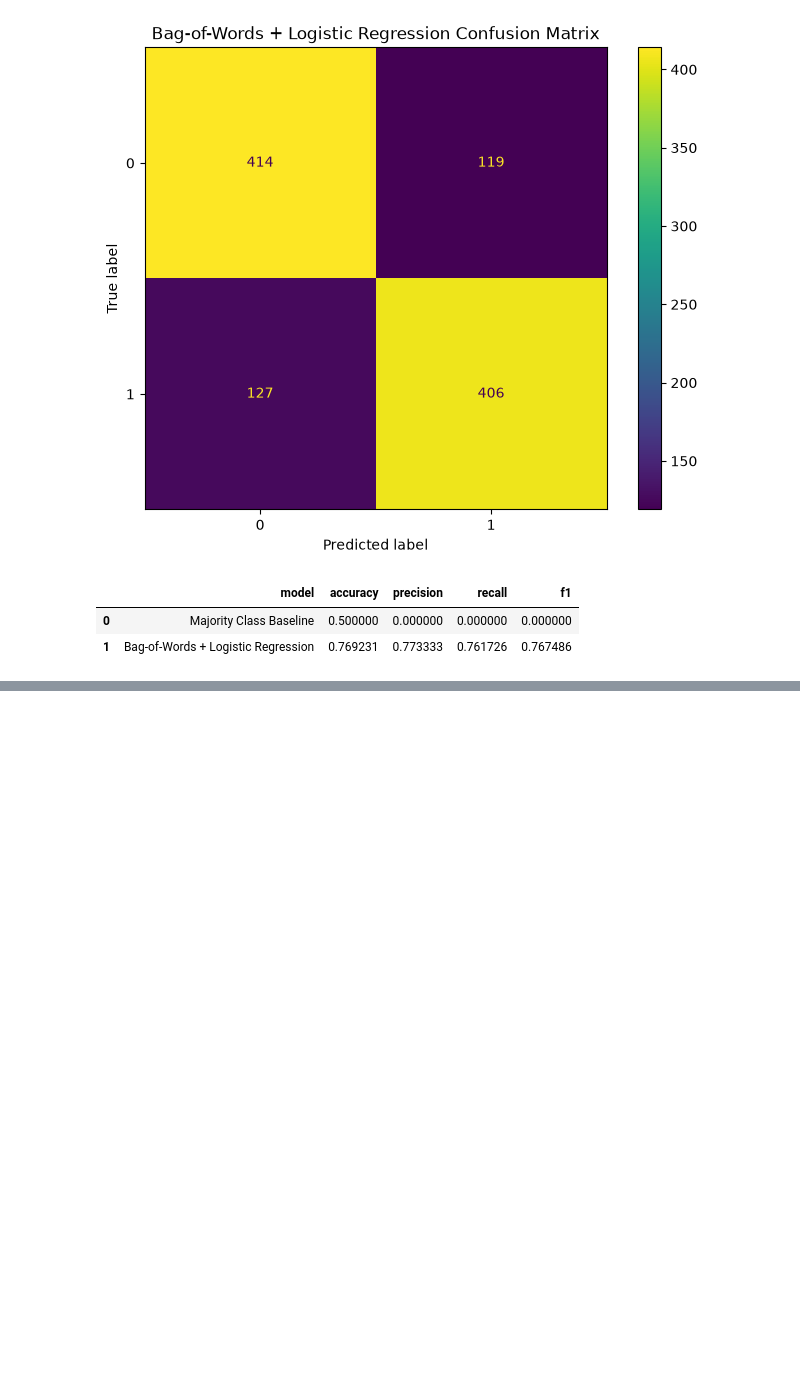
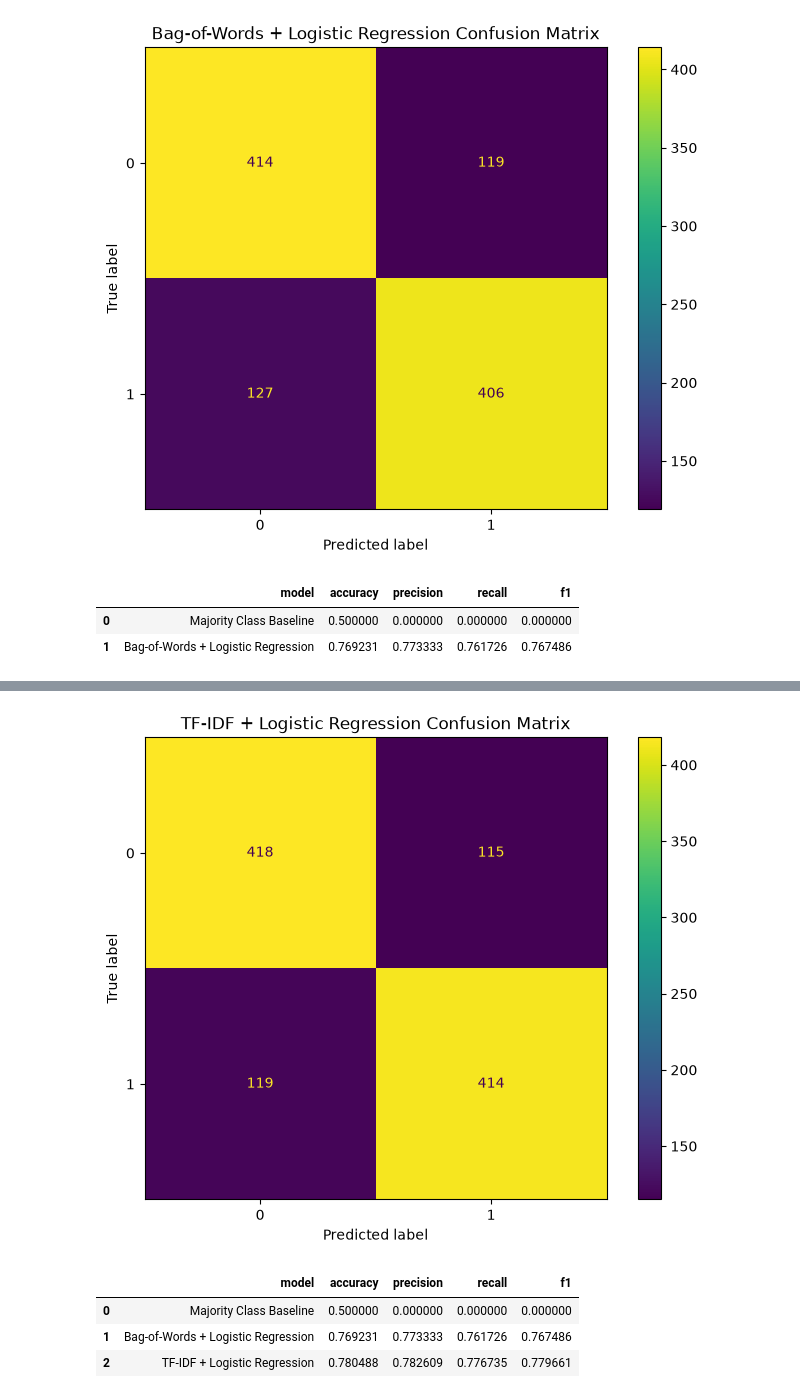
Before and after one commit to Alireza-Mirzadeh/llm-text-classification-benchmark, a Jupyter notebook: notebooks/02_baseline_models.ipynb, the cells around one changed output, grey strips where cells are left out. Cells and saved outputs as stored; diff of their text form; code cells hidden in the pictures; blank space fills up the shorter version.

Commit message:
Add TF-IDF + LR training

```diff
--- a/notebooks/02_baseline_models.ipynb
+++ b/notebooks/02_baseline_models.ipynb
@@ -186,0 +191,15 @@ benchmark_df
+# %%
+# Train the TF-IDF Classifier
+tfidf = TfidfClassifier()
+
+tfidf.fit(X_train, y_train)
+
+y_pred_tfidf = tfidf.predict(X_test)
+
+# Evaluate the TF-IDF model
+metrics_tfidf, report_tfidf = evaluate_classifier(y_test, y_pred_tfidf)
+
+print("TF-IDF + Logistic Regression:")
+
+for metric_name, metric_value in metrics_tfidf.items():
+    print(f"{metric_name}: {metric_value:.2f}")
@@ -186,0 +232,24 @@ benchmark_df
+# %%
+# Confusion matrix for TF-IDF model
+plot_confusion_matrix(
+    "TF-IDF + Logistic Regression",
+    y_test,
+    y_pred_tfidf
+)
+plt.show()
+# %% [output]
+[figure, added]
+# %%
+# Add the TF-IDF model results to the benchmark DataFrame
+results.append({
+    "model": "TF-IDF + Logistic Regression",
+    **metrics_tfidf,
+})
+
+benchmark_df = pd.DataFrame(results)
+benchmark_df
+# %% [output]
+|  | model | accuracy | precision | recall | f1 |
+| 0 | Majority Class Baseline | 0.500000 | 0.000000 | 0.000000 | 0.000000 |
+| 1 | Bag-of-Words + Logistic Regression | 0.769231 | 0.773333 | 0.761726 | 0.767486 |
+| 2 | TF-IDF + Logistic Regression | 0.780488 | 0.782609 | 0.776735 | 0.779661 |
```
Also changed, not shown: parts of 7 cells of this notebook, 1 other file.
